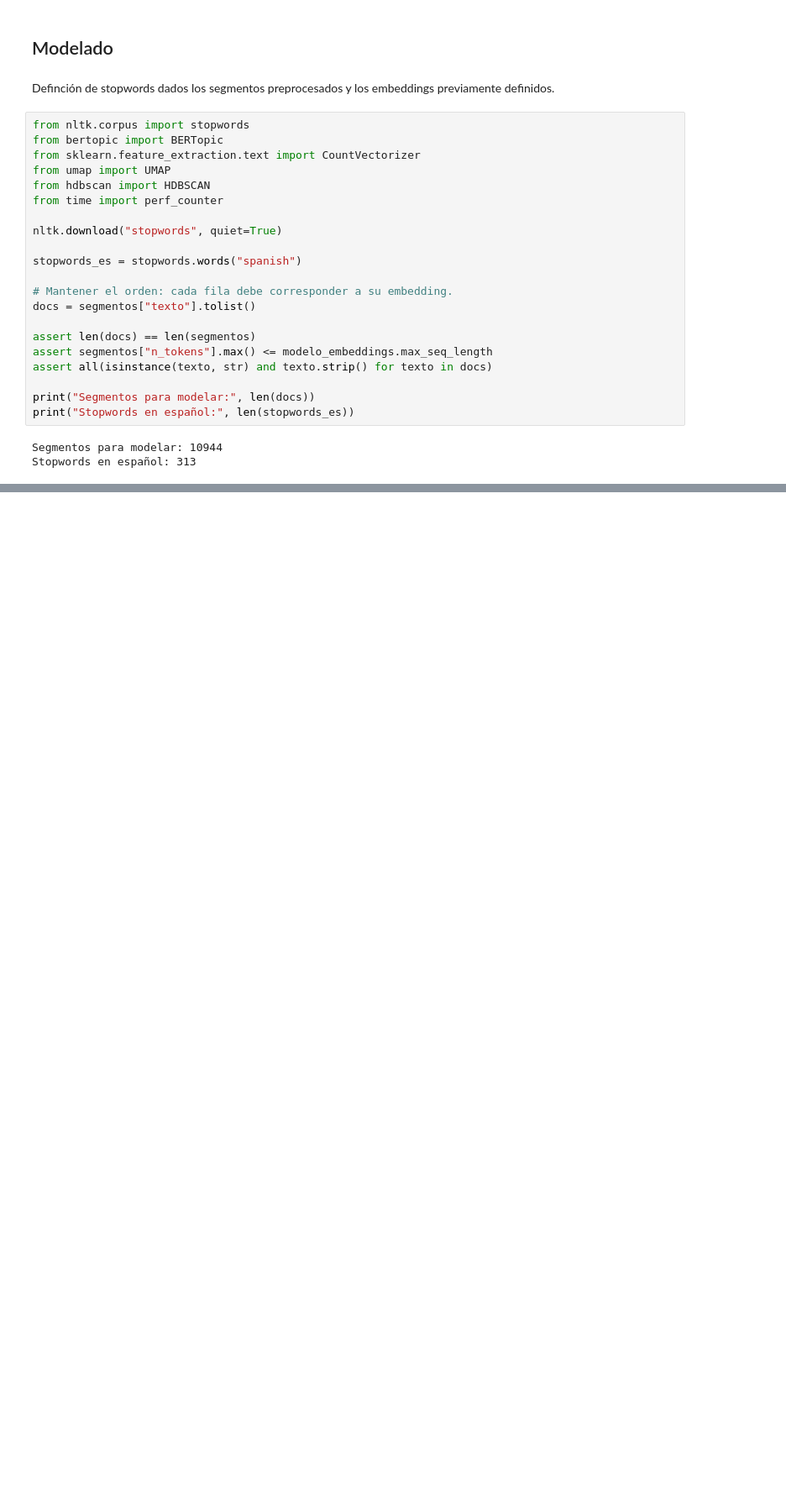
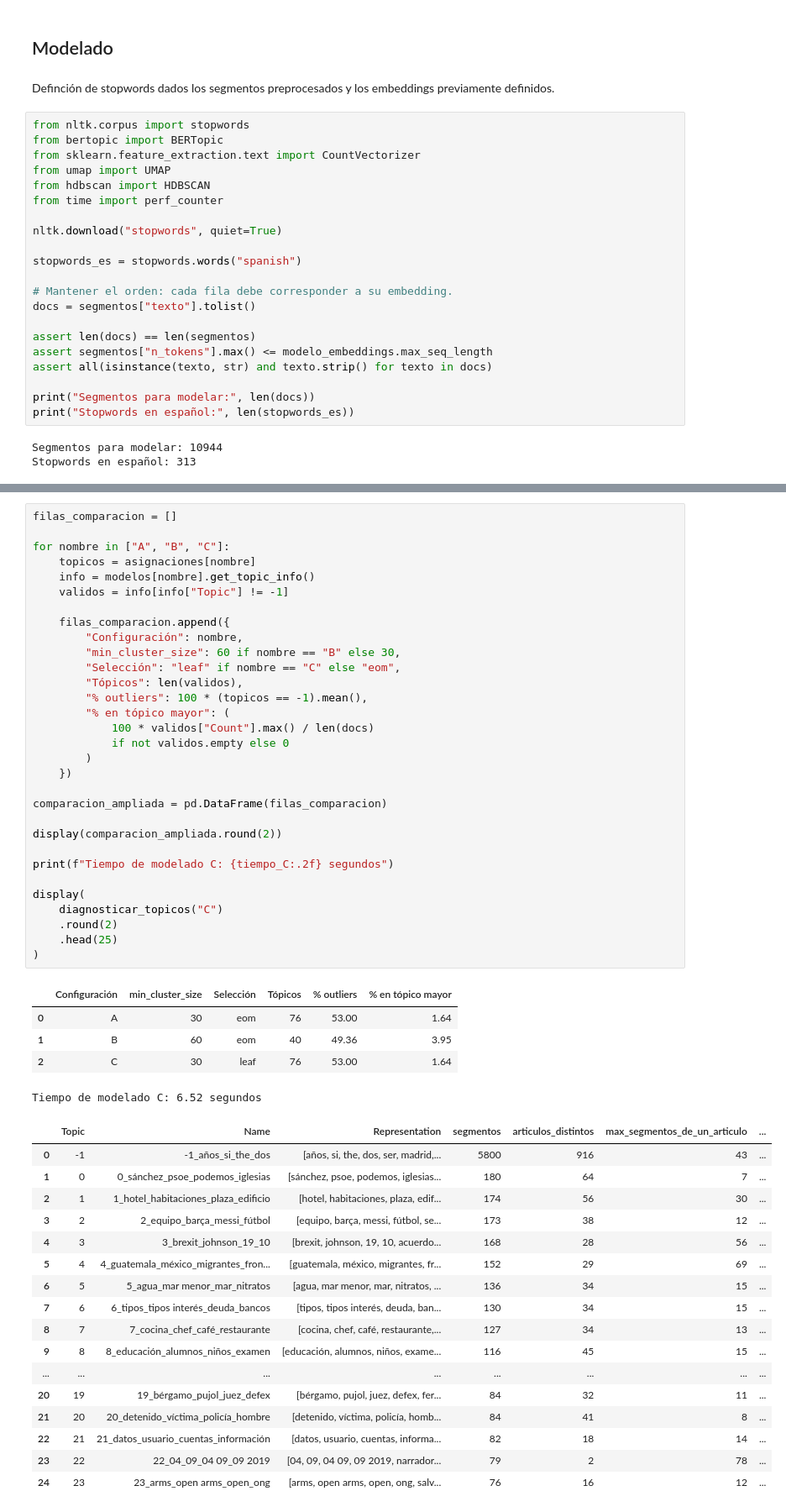
Before and after one commit to Peripera/Bertopic, a Jupyter notebook: bertopic:v1.ipynb, the cells around one changed output, grey strips where cells are left out. Shown at 84% size. Drawn from its saved outputs; the diff is of its cells as text; blank space fills up the shorter version.

```diff
--- a/bertopic:v1.ipynb
+++ b/bertopic:v1.ipynb
@@ -603,0 +784,54 @@ Configuración B: min_cluster_size=60
+# %%
+filas_comparacion = []
+
+for nombre in ["A", "B", "C"]:
+    topicos = asignaciones[nombre]
+    info = modelos[nombre].get_topic_info()
+    validos = info[info["Topic"] != -1]
+
+    filas_comparacion.append({
+        "Configuración": nombre,
+        "min_cluster_size": 60 if nombre == "B" else 30,
+        "Selección": "leaf" if nombre == "C" else "eom",
+        "Tópicos": len(validos),
+        "% outliers": 100 * (topicos == -1).mean(),
+        "% en tópico mayor": (
+            100 * validos["Count"].max() / len(docs)
+            if not validos.empty else 0
+        )
+    })
+
+comparacion_ampliada = pd.DataFrame(filas_comparacion)
+
+display(comparacion_ampliada.round(2))
+
+print(f"Tiempo de modelado C: {tiempo_C:.2f} segundos")
+
+display(
+    diagnosticar_topicos("C")
+    .round(2)
+    .head(25)
+)
+# %% [output]
+|  | Configuración | min_cluster_size | Selección | Tópicos | % outliers | % en tópico mayor |
+| 0 | A | 30 | eom | 76 | 53.00 | 1.64 |
+| 1 | B | 60 | eom | 40 | 49.36 | 3.95 |
+| 2 | C | 30 | leaf | 76 | 53.00 | 1.64 |
+Tiempo de modelado C: 6.52 segundos
+|  | Topic | Name | Representation | segmentos | articulos_distintos | max_segmentos_de_un_articulo | ... |
+| 0 | -1 | -1_años_si_the_dos | [años, si, the, dos, ser, madrid,... | 5800 | 916 | 43 | ... |
+| 1 | 0 | 0_sánchez_psoe_podemos_iglesias | [sánchez, psoe, podemos, iglesias... | 180 | 64 | 7 | ... |
+| 2 | 1 | 1_hotel_habitaciones_plaza_edificio | [hotel, habitaciones, plaza, edif... | 174 | 56 | 30 | ... |
+| 3 | 2 | 2_equipo_barça_messi_fútbol | [equipo, barça, messi, fútbol, se... | 173 | 38 | 12 | ... |
+| 4 | 3 | 3_brexit_johnson_19_10 | [brexit, johnson, 19, 10, acuerdo... | 168 | 28 | 56 | ... |
+| 5 | 4 | 4_guatemala_méxico_migrantes_fron... | [guatemala, méxico, migrantes, fr... | 152 | 29 | 69 | ... |
+| 6 | 5 | 5_agua_mar menor_mar_nitratos | [agua, mar menor, mar, nitratos, ... | 136 | 34 | 15 | ... |
+| 7 | 6 | 6_tipos_tipos interés_deuda_bancos | [tipos, tipos interés, deuda, ban... | 130 | 34 | 15 | ... |
+| 8 | 7 | 7_cocina_chef_café_restaurante | [cocina, chef, café, restaurante,... | 127 | 34 | 13 | ... |
+| 9 | 8 | 8_educación_alumnos_niños_examen | [educación, alumnos, niños, exame... | 116 | 45 | 15 | ... |
+| ... | ... | ... | ... | ... | ... | ... | ... |
+| 20 | 19 | 19_bérgamo_pujol_juez_defex | [bérgamo, pujol, juez, defex, fer... | 84 | 32 | 11 | ... |
+| 21 | 20 | 20_detenido_víctima_policía_hombre | [detenido, víctima, policía, homb... | 84 | 41 | 8 | ... |
+| 22 | 21 | 21_datos_usuario_cuentas_información | [datos, usuario, cuentas, informa... | 82 | 18 | 14 | ... |
+| 23 | 22 | 22_04_09_04 09_09 2019 | [04, 09, 04 09, 09 2019, narrador... | 79 | 2 | 78 | ... |
+| 24 | 23 | 23_arms_open arms_open_ong | [arms, open arms, open, ong, salv... | 76 | 16 | 12 | ... |
```
Also changed, not shown: parts of 12 cells of this notebook.
